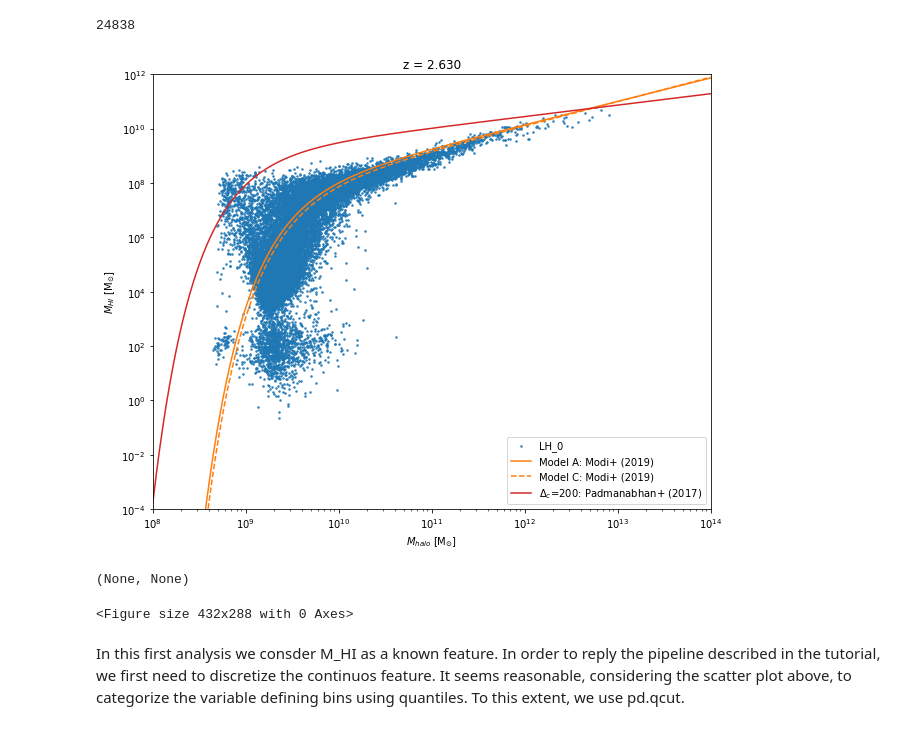
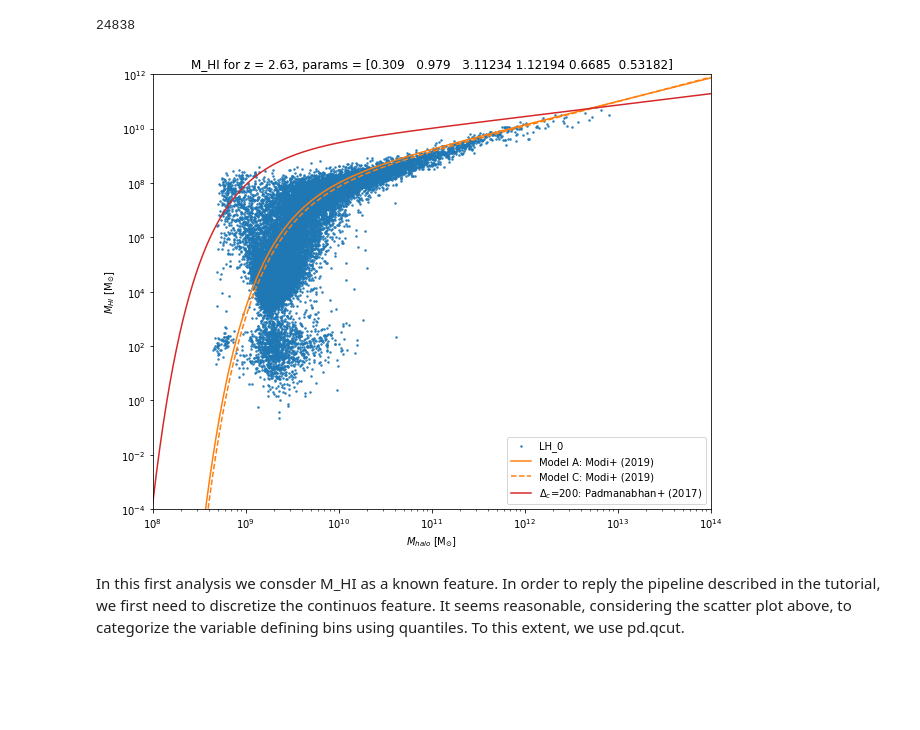
Before and after one commit to CS-433/ML4Science-FGR-x-ML, a Jupyter notebook: W1/task_w1.ipynb, the cells around one changed output. Cells and saved outputs as stored; diff of their text form; code cells hidden in the pictures; blank space fills up the shorter version.

```diff
--- a/W1/task_w1.ipynb
+++ b/W1/task_w1.ipynb
@@ -59,25 +58,23 @@ mHI_modelC = MHI_Modi2019(Mh=mass, z=z, model='C')
 mHI_Pad = MHI_Padmanabhan2017(Mh=mass, z=z, Om0=params[i_run, 0], delta_c=200.)
 # %%
 plt.figure(figsize = (10,8))
-plt.title('z = %.3f' %z)
+plt.title('M_HI for z = {}, params = {}'.format(z,params[i_run]))
 
 plt.scatter(x=mHalo, y=mHI, s=10, color='tab:blue', label=r'LH_%d' %i_run, marker='.', alpha=0.8)
 plt.plot(mass, mHI_modelA, label='Model A: Modi+ (2019)', color='tab:orange', ls='-')
 plt.plot(mass, mHI_modelC, label='Model C: Modi+ (2019)', color='tab:orange', ls='--')
 plt.plot(mass, mHI_Pad, label=r'$\Delta_c$=200: Padmanabhan+ (2017)', color='tab:red', ls='-')
 
 plt.xscale('log'), plt.yscale('log')
 plt.xlim(1e8, 1e14), plt.ylim(1e-4, 1e12)
 plt.xlabel(r'$M_{halo}$ $\rm{[M_{\odot}]}$')
 plt.ylabel(r'$M_{HI}$ $\rm{[M_{\odot}]}$')
 plt.legend(loc=4)
 
 plt.savefig('%scompare_MHI_LH%d_z%.3f.png' %(path_out, i_run, z), bbox_inches='tight', facecolor='white')
-plt.show(), plt.clf()
+plt.show()
 # %% [output]
-[figure, old version]
+[figure, new version]
-(None, None)
-<Figure size 432x288 with 0 Axes>
 # %% [markdown]
 In this first analysis we consder M_HI as a known feature. In order to reply the pipeline described in the tutorial, we first need to discretize the continuos feature. It seems reasonable, considering the scatter plot above, to categorize the variable defining bins using quantiles. To this extent, we use pd.qcut.
 # %% [markdown]
```
Also changed, not shown: parts of 21 cells of this notebook.
